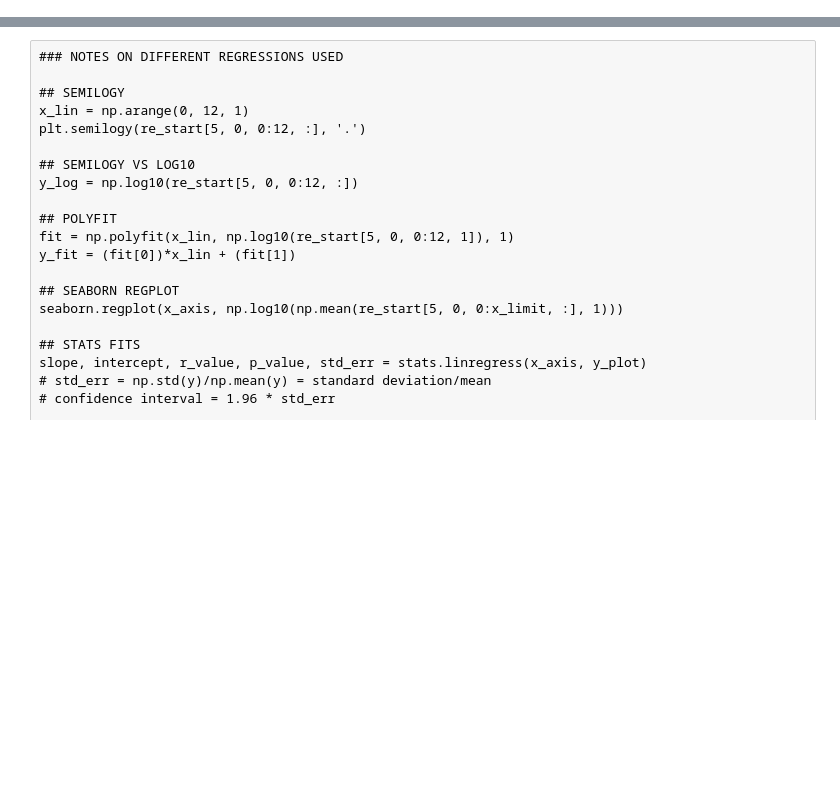
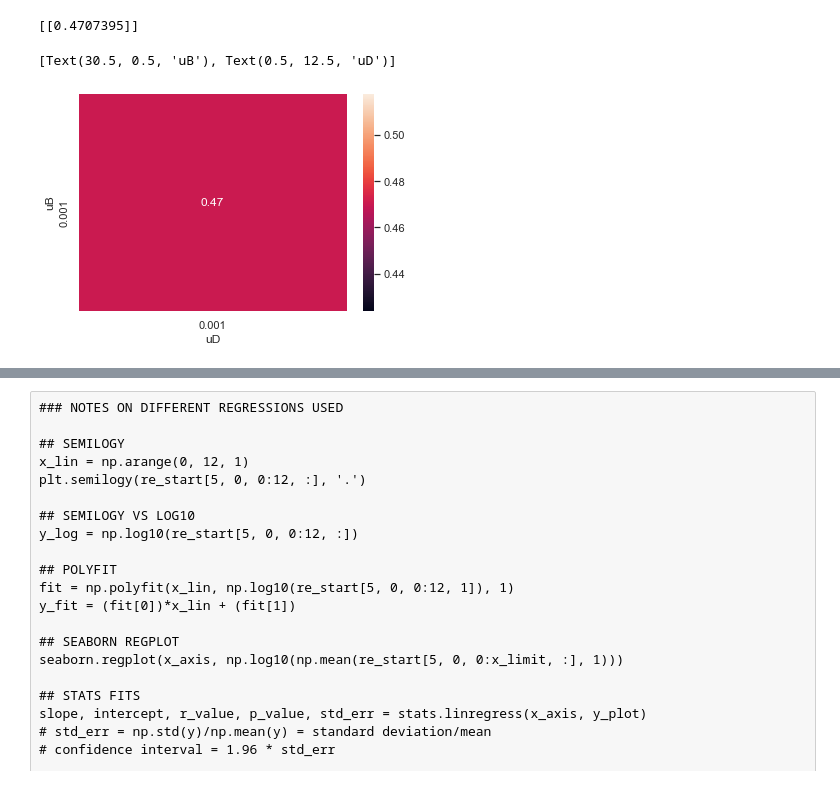
Before and after one commit to mmadduri/BMI_Model, a Jupyter notebook: BMI_Simulations.ipynb, the cells around one changed output, grey strips where cells are left out. Drawn from its saved outputs; the diff is of its cells as text; code cells hidden in the pictures; blank space fills up the shorter version.

```diff
--- a/BMI_Simulations.ipynb
+++ b/BMI_Simulations.ipynb
@@ -157,9 +154,13 @@ for iB in range(NUM_B_RATES):
 # %%
-print(mean_re_last)
+print(mean_cost_last)
 
-ax = seaborn.heatmap(mean_re_last, annot=True, fmt='.2g', xticklabels=D_RATE_LIST, yticklabels=B_RATE_LIST)
+ax = seaborn.heatmap(mean_cost_last, annot=True, fmt='.2g', xticklabels=D_RATE_LIST, yticklabels=B_RATE_LIST)
 ax.set(xlabel="uD", ylabel = "uB")
 # y = uB, x = uD
+# %% [output]
+[[0.4707395]]
+[Text(30.5, 0.5, 'uB'), Text(0.5, 12.5, 'uD')]
+[figure, added]
 # %%
 # Same plots as above, but looking at the linear portion of the log curve only
 uB_idx = 0
```
Also changed, not shown: parts of 20 cells of this notebook, 5 other files.
